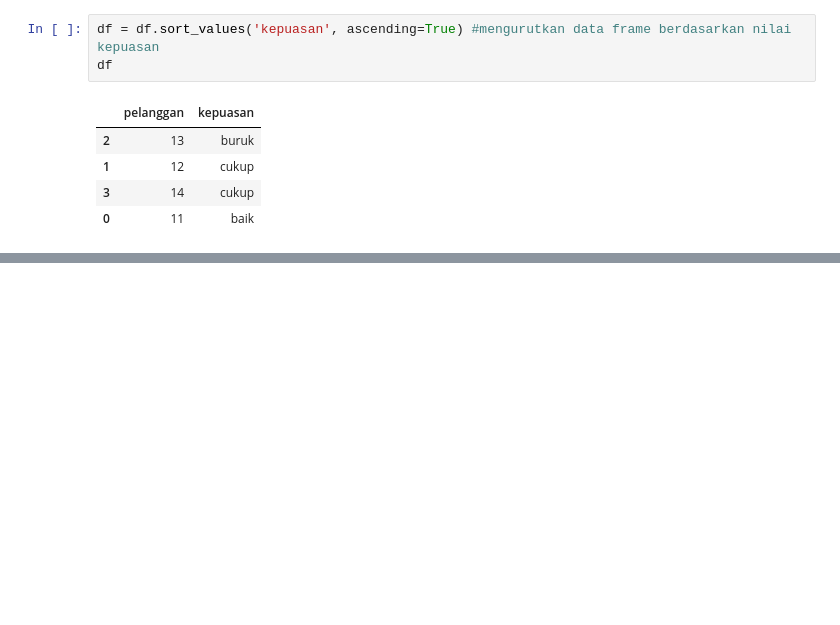
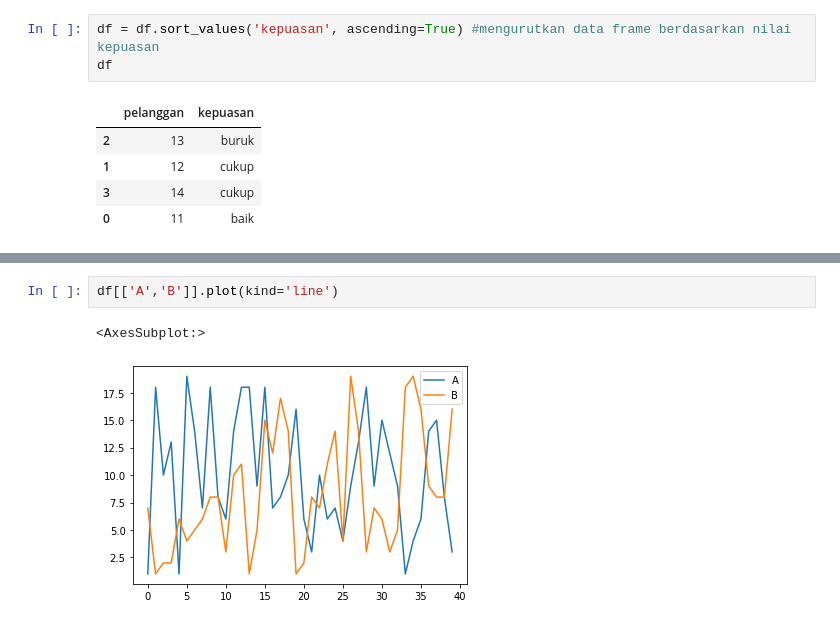
Before and after one commit to yap23/belajar_python, a Jupyter notebook: Belajar Pandas.ipynb, the cells around one changed output, grey strips where cells are left out. Cells and saved outputs as stored; diff of their text form; blank space fills up the shorter version.

```diff
--- a/Belajar Pandas.ipynb
+++ b/Belajar Pandas.ipynb
@@ -1537,0 +1572,5 @@ df[df['kepuasan'] > 'cukup'] # Filter data berdasarkan kepuasan "cukup"
+# %%
+df[['A','B']].plot(kind='line')
+# %% [output]
+<AxesSubplot:>
+[figure, added]
```
Also changed, not shown: parts of 6 cells of this notebook.
